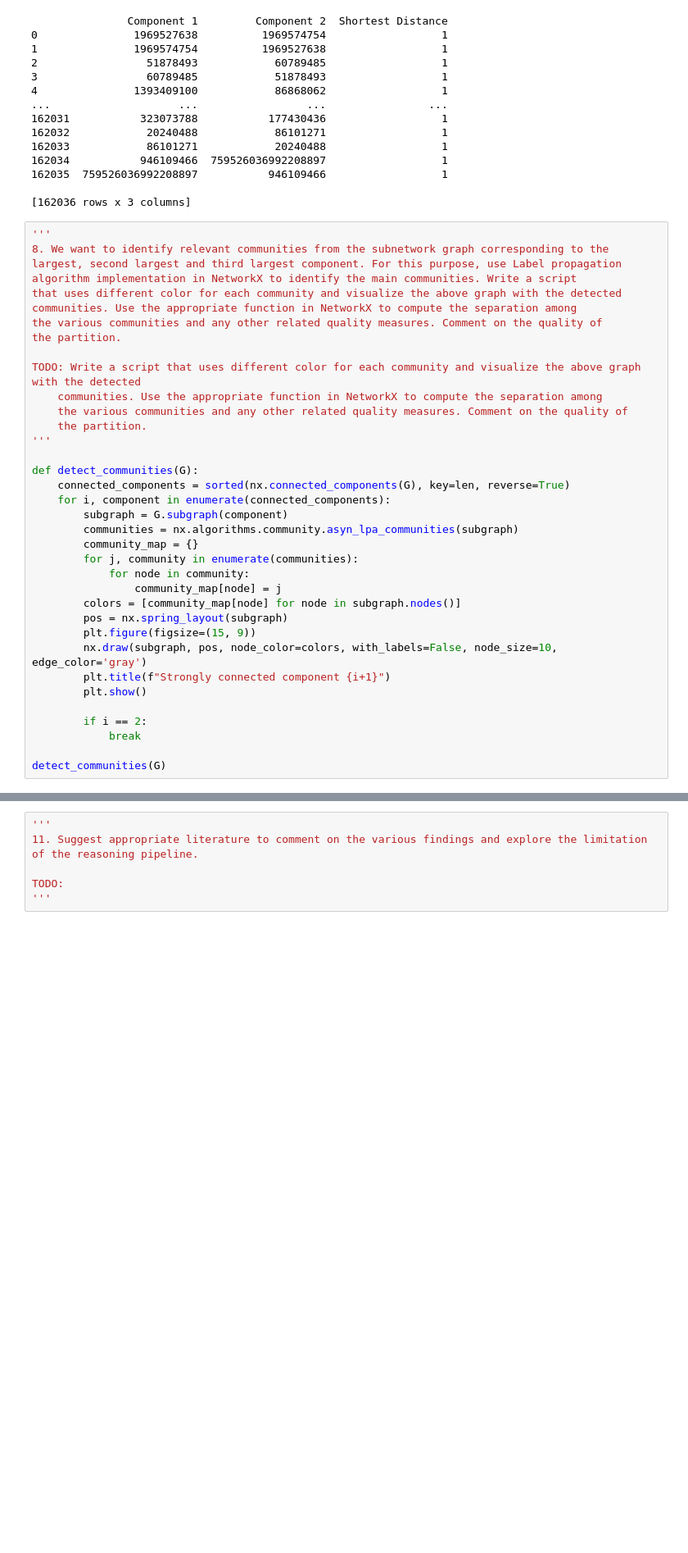
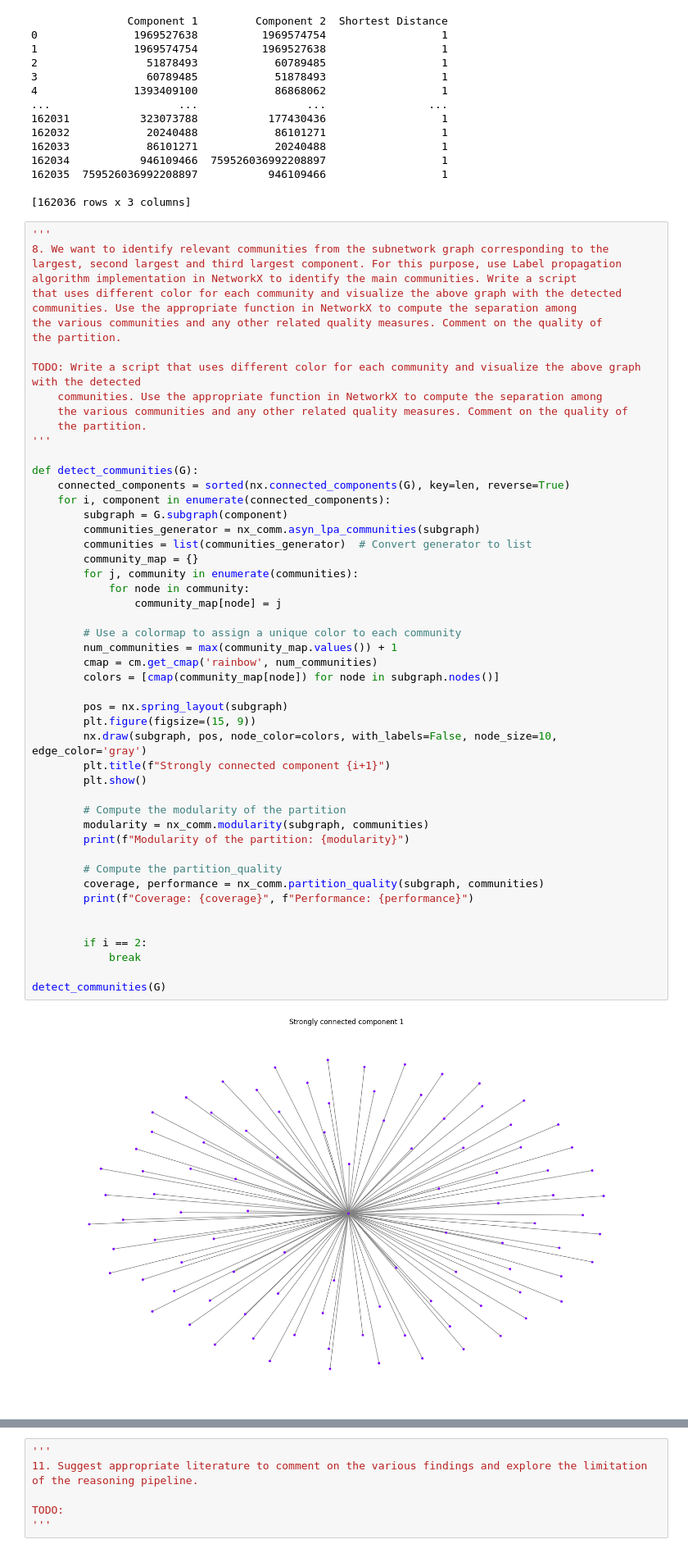
Before and after one commit to jsyrjako/SNA-Project, a Jupyter notebook: project.ipynb, the cells around one changed output, grey strips where cells are left out. Shown at 82% size. Drawn from its saved outputs; the diff is of its cells as text; blank space fills up the shorter version.

```diff
--- a/project.ipynb
+++ b/project.ipynb
@@ -380,32 +395,49 @@ largest, second largest and third largest component. For this purpose, use Label
 algorithm implementation in NetworkX to identify the main communities. Write a script
 that uses different color for each community and visualize the above graph with the detected
 communities. Use the appropriate function in NetworkX to compute the separation among
 the various communities and any other related quality measures. Comment on the quality of
 the partition.
 
 TODO: Write a script that uses different color for each community and visualize the above graph with the detected
     communities. Use the appropriate function in NetworkX to compute the separation among
     the various communities and any other related quality measures. Comment on the quality of
     the partition.
 '''
 
 def detect_communities(G):
     connected_components = sorted(nx.connected_components(G), key=len, reverse=True)
     for i, component in enumerate(connected_components):
         subgraph = G.subgraph(component)
-        communities = nx.algorithms.community.asyn_lpa_communities(subgraph)
+        communities_generator = nx_comm.asyn_lpa_communities(subgraph)
+        communities = list(communities_generator)  # Convert generator to list
         community_map = {}
         for j, community in enumerate(communities):
             for node in community:
                 community_map[node] = j
-        colors = [community_map[node] for node in subgraph.nodes()]
+
+        # Use a colormap to assign a unique color to each community
+        num_communities = max(community_map.values()) + 1
+        cmap = cm.get_cmap('rainbow', num_communities)
+        colors = [cmap(community_map[node]) for node in subgraph.nodes()]
+
         pos = nx.spring_layout(subgraph)
         plt.figure(figsize=(15, 9))
         nx.draw(subgraph, pos, node_color=colors, with_labels=False, node_size=10, edge_color='gray')
         plt.title(f"Strongly connected component {i+1}")
         plt.show()
 
+        # Compute the modularity of the partition
+        modularity = nx_comm.modularity(subgraph, communities)
+        print(f"Modularity of the partition: {modularity}")
+
+        # Compute the partition_quality
+        coverage, performance = nx_comm.partition_quality(subgraph, communities)
+        print(f"Coverage: {coverage}", f"Performance: {performance}")
+
+
         if i == 2:
             break
 
 detect_communities(G)
+# %% [output]
+[figure, added]
```
Also changed, not shown: parts of 9 cells of this notebook.
